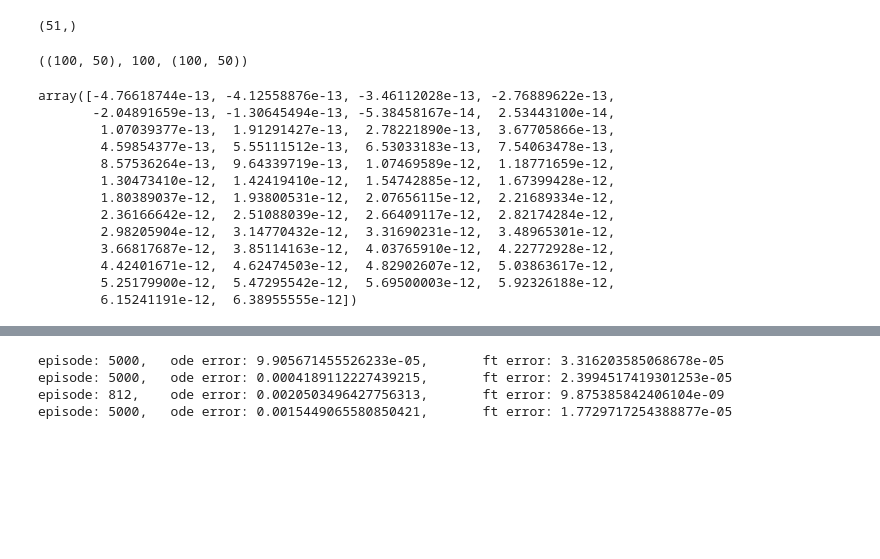
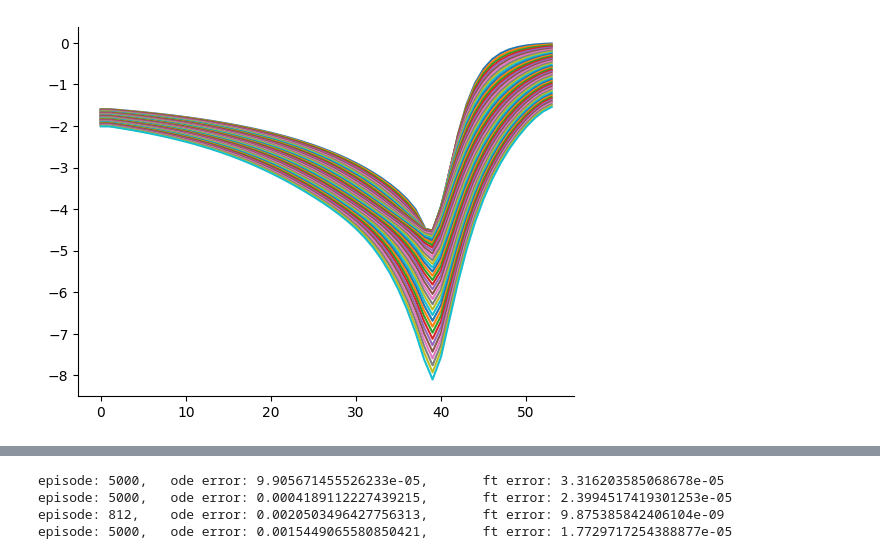
Before and after one commit to lphansen/ClimateUncertaintySpillover, a Jupyter notebook: notebook/2_state_temperature.ipynb, the cells around one changed output, grey strips where cells are left out. Saved outputs shown, nothing was run; the diff lists cells and outputs as text; code cells hidden in the pictures; blank space fills up the shorter version.

```diff
--- a/notebook/2_state_temperature.ipynb
+++ b/notebook/2_state_temperature.ipynb
@@ -223 +215,40 @@ plt.show()
+# %%
+y1_grid_cap = np.arange(0., 2.1 + y1_step, y1_step)
+loc_2 = np.abs(y1_grid - 2.).argmin()
+ξp = 1
+ϵ = 1.
+max_iter = 5000
+dmg_weight = np.ones(len(γ3_list)) / len(γ3_list)
+ϕ_weight = np.average(np.exp(-1 / ξp * ϕ_list), axis=0, weights=dmg_weight)
+
+ϕ_equiv = -ξp * np.log(ϕ_weight)
+
+(y1_mat_cap, y2_mat_cap) = np.meshgrid(y1_grid_cap, y2_grid, indexing='ij')
+dy1 = y1_grid_cap[1] - y1_grid[0]
+dy2 = y2_grid[1] - y2_grid[0]
+num_y1 = len(y1_grid_cap)
+num_y2 = len(y2_grid)
+πd_o = np.ones((len(γ3_list), num_y1, num_y2)) / len(γ3_list)
+πa_o = np.ones((len(θ_list), num_y1, num_y2)) / len(θ_list)
+θ_mat = np.zeros((len(θ_list), num_y1, num_y2))
+for i in range(len(θ_list)):
+    θ_mat[i] = θ_list[i]
+dΛ1 = γ1 + γ2 * y1_mat_cap
+
+r1 = 1.5
+r2 = 2.5
+y_lower = 1.5
+Intensity = r1 * (np.exp(r2 / 2 * (y1_mat_cap - y_lower)**2) -
+                  1) * (y1_mat_cap >= y_lower)
+
+# initiate v and control
+tol = 1e-6
+ems = η
+ems_old = ems
+lhs_error = 1
+episode = 0
+v0 = ϕ_equiv[:num_y1]
+v_m = np.zeros(πd_o.shape)
+for i in range(len(γ3_list)):
+    v_m[i] = ϕ_list[i][loc_2]
 # %%
@@ -303,24 +332,5 @@ KeyboardInterrupt:
-# %%
-y1_grid_cap.shape
-# %% [output]
-(51,)
-# %%
-ϕ_equiv.shape, n_y1, ϕ_equiv[:n_y1].shape
-# %% [output]
-((100, 50), 100, (100, 50))
-# %%
-phi_mat[-1] - ϕ_equiv[numy_bar]
-# %% [output]
-array([-4.76618744e-13, -4.12558876e-13, -3.46112028e-13, -2.76889622e-13,
-       -2.04891659e-13, -1.30645494e-13, -5.38458167e-14,  2.53443100e-14,
-        1.07039377e-13,  1.91291427e-13,  2.78221890e-13,  3.67705866e-13,
-        4.59854377e-13,  5.55111512e-13,  6.53033183e-13,  7.54063478e-13,
-        8.57536264e-13,  9.64339719e-13,  1.07469589e-12,  1.18771659e-12,
-        1.30473410e-12,  1.42419410e-12,  1.54742885e-12,  1.67399428e-12,
-        1.80389037e-12,  1.93800531e-12,  2.07656115e-12,  2.21689334e-12,
-        2.36166642e-12,  2.51088039e-12,  2.66409117e-12,  2.82174284e-12,
-        2.98205904e-12,  3.14770432e-12,  3.31690231e-12,  3.48965301e-12,
-        3.66817687e-12,  3.85114163e-12,  4.03765910e-12,  4.22772928e-12,
-        4.42401671e-12,  4.62474503e-12,  4.82902607e-12,  5.03863617e-12,
-        5.25179900e-12,  5.47295542e-12,  5.69500003e-12,  5.92326188e-12,
-        6.15241191e-12,  6.38955555e-12])
+# %%
+plt.plot(v0_dy1)
+plt.show()
+# %% [output]
+[figure, added]
```
Also changed, not shown: parts of 27 cells of this notebook, 1 other file.
